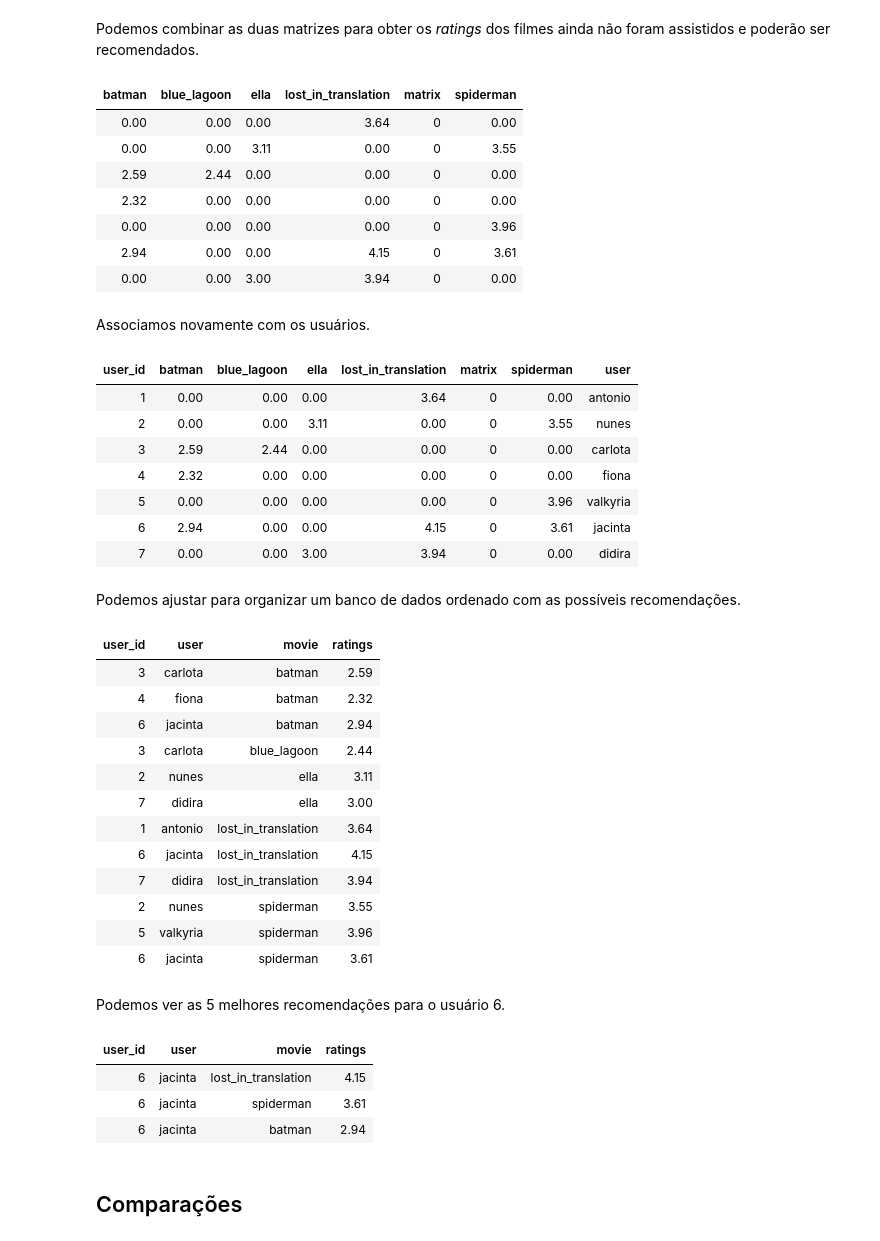
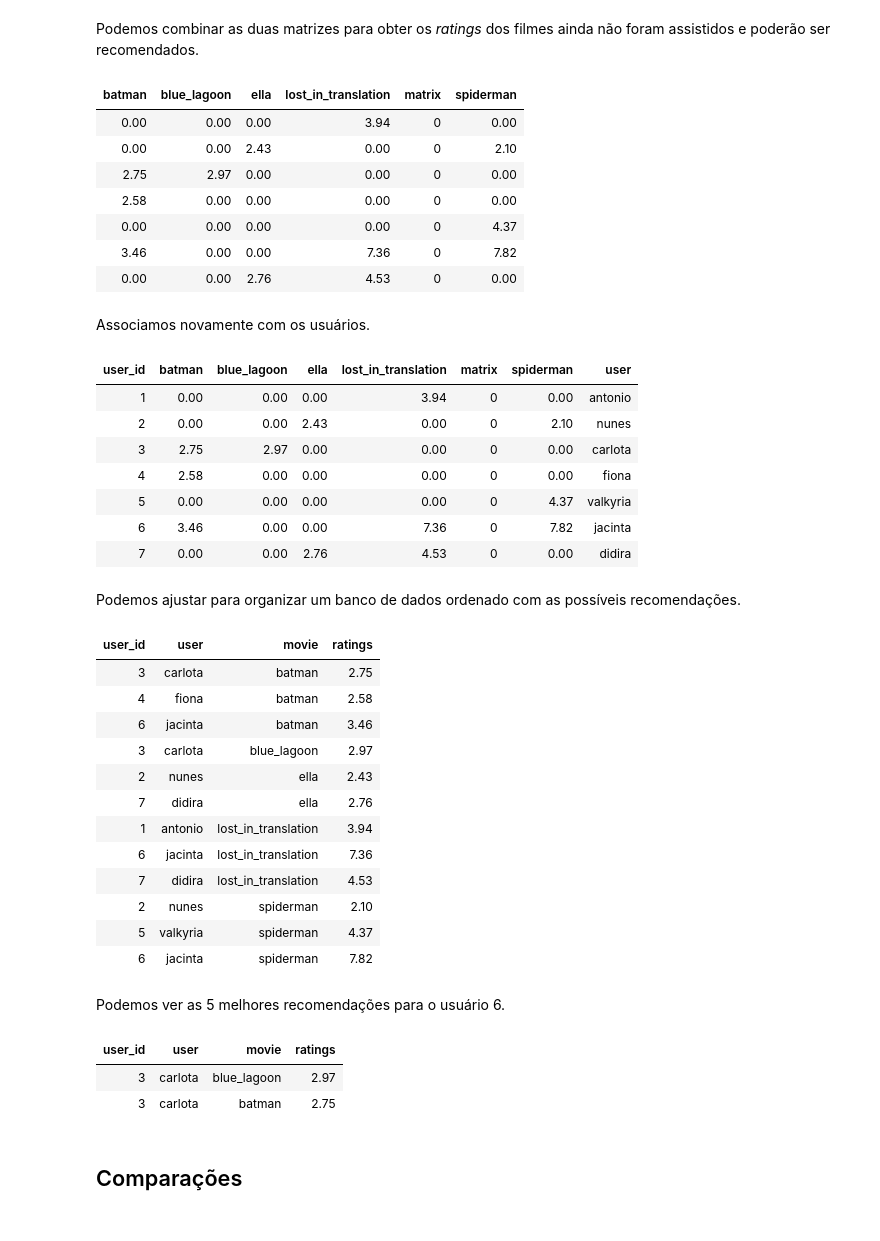
Before and after one commit to netoalcides/education, a Jupyter notebook: jupyter_notebooks/r_notebooks/senac/exemplo_aula_5_smalldata.ipynb, the cells around one changed output. Drawn from its saved outputs; the diff is of its cells as text; code cells hidden in the pictures.

```diff
--- a/jupyter_notebooks/r_notebooks/senac/exemplo_aula_5_smalldata.ipynb
+++ b/jupyter_notebooks/r_notebooks/senac/exemplo_aula_5_smalldata.ipynb
@@ -35,7 +35,7 @@ NMF
 # %% [markdown]
 ## Carregar dados
 # %%
-dados_ratings <- read_csv("/home/vm-data-science/dados/movies_ratings_example.csv")
+dados_ratings <- read_csv("/home/vm-data-science/education/dados/movies_ratings_example.csv")
 # %% [output]
 Parsed with column specification:
 cols(
@@ -316,6 +315,7 @@ user_item_matrix_nnlm
 | 3.0 | 2 | NA | NA | 3.5 | 4.0 |
 # %%
 fatoracao_rec_model <- nnmf(user_item_matrix_nnlm,
+                            k = 2,
                             method = 'scd',
                             loss = 'mse')
 # %%
@@ -339,13 +339,13 @@ matriz_recomendacoes <- ( is.na(user_item_matrix_nnlm) == TRUE ) * round(complet
 matriz_recomendacoes
 # %% [output]
 | batman | blue_lagoon | ella | lost_in_translation | matrix | spiderman |
-| 0.00 | 0.00 | 0.00 | 3.64 | 0 | 0.00 |
-| 0.00 | 0.00 | 3.11 | 0.00 | 0 | 3.55 |
-| 2.59 | 2.44 | 0.00 | 0.00 | 0 | 0.00 |
-| 2.32 | 0.00 | 0.00 | 0.00 | 0 | 0.00 |
-| 0.00 | 0.00 | 0.00 | 0.00 | 0 | 3.96 |
-| 2.94 | 0.00 | 0.00 | 4.15 | 0 | 3.61 |
-| 0.00 | 0.00 | 3.00 | 3.94 | 0 | 0.00 |
+| 0.00 | 0.00 | 0.00 | 3.94 | 0 | 0.00 |
+| 0.00 | 0.00 | 2.43 | 0.00 | 0 | 2.10 |
+| 2.75 | 2.97 | 0.00 | 0.00 | 0 | 0.00 |
+| 2.58 | 0.00 | 0.00 | 0.00 | 0 | 0.00 |
+| 0.00 | 0.00 | 0.00 | 0.00 | 0 | 4.37 |
+| 3.46 | 0.00 | 0.00 | 7.36 | 0 | 7.82 |
+| 0.00 | 0.00 | 2.76 | 4.53 | 0 | 0.00 |
 # %% [markdown]
 Associamos novamente com os usuários.
 # %%
@@ -363,13 +363,13 @@ matriz_recomendacoes %<>%
 matriz_recomendacoes
 # %% [output]
 | user_id | batman | blue_lagoon | ella | lost_in_translation | matrix | spiderman | user |
-| 1 | 0.00 | 0.00 | 0.00 | 3.64 | 0 | 0.00 | antonio |
-| 2 | 0.00 | 0.00 | 3.11 | 0.00 | 0 | 3.55 | nunes |
-| 3 | 2.59 | 2.44 | 0.00 | 0.00 | 0 | 0.00 | carlota |
-| 4 | 2.32 | 0.00 | 0.00 | 0.00 | 0 | 0.00 | fiona |
-| 5 | 0.00 | 0.00 | 0.00 | 0.00 | 0 | 3.96 | valkyria |
-| 6 | 2.94 | 0.00 | 0.00 | 4.15 | 0 | 3.61 | jacinta |
-| 7 | 0.00 | 0.00 | 3.00 | 3.94 | 0 | 0.00 | didira |
+| 1 | 0.00 | 0.00 | 0.00 | 3.94 | 0 | 0.00 | antonio |
+| 2 | 0.00 | 0.00 | 2.43 | 0.00 | 0 | 2.10 | nunes |
+| 3 | 2.75 | 2.97 | 0.00 | 0.00 | 0 | 0.00 | carlota |
+| 4 | 2.58 | 0.00 | 0.00 | 0.00 | 0 | 0.00 | fiona |
+| 5 | 0.00 | 0.00 | 0.00 | 0.00 | 0 | 4.37 | valkyria |
+| 6 | 3.46 | 0.00 | 0.00 | 7.36 | 0 | 7.82 | jacinta |
+| 7 | 0.00 | 0.00 | 2.76 | 4.53 | 0 | 0.00 | didira |
 # %% [markdown]
 Podemos ajustar para organizar um banco de dados ordenado com as possíveis recomendações.
 # %%
@@ -380,30 +380,29 @@ banco_ratings <- matriz_recomendacoes %>%
 banco_ratings
 # %% [output]
 | user_id | user | movie | ratings |
-| 3 | carlota | batman | 2.59 |
-| 4 | fiona | batman | 2.32 |
-| 6 | jacinta | batman | 2.94 |
-| 3 | carlota | blue_lagoon | 2.44 |
-| 2 | nunes | ella | 3.11 |
-| 7 | didira | ella | 3.00 |
-| 1 | antonio | lost_in_translation | 3.64 |
-| 6 | jacinta | lost_in_translation | 4.15 |
-| 7 | didira | lost_in_translation | 3.94 |
-| 2 | nunes | spiderman | 3.55 |
-| 5 | valkyria | spiderman | 3.96 |
-| 6 | jacinta | spiderman | 3.61 |
+| 3 | carlota | batman | 2.75 |
+| 4 | fiona | batman | 2.58 |
+| 6 | jacinta | batman | 3.46 |
+| 3 | carlota | blue_lagoon | 2.97 |
+| 2 | nunes | ella | 2.43 |
+| 7 | didira | ella | 2.76 |
+| 1 | antonio | lost_in_translation | 3.94 |
+| 6 | jacinta | lost_in_translation | 7.36 |
+| 7 | didira | lost_in_translation | 4.53 |
+| 2 | nunes | spiderman | 2.10 |
+| 5 | valkyria | spiderman | 4.37 |
+| 6 | jacinta | spiderman | 7.82 |
 # %% [markdown]
 Podemos ver as 5 melhores recomendações para o usuário 6.
 # %%
 banco_ratings %>%
-    filter( user_id == 6 ) %>%
+    filter( user_id == 3 ) %>%
     arrange( desc(ratings) ) %>%
     head(5)
 # %% [output]
 | user_id | user | movie | ratings |
-| 6 | jacinta | lost_in_translation | 4.15 |
-| 6 | jacinta | spiderman | 3.61 |
-| 6 | jacinta | batman | 2.94 |
+| 3 | carlota | blue_lagoon | 2.97 |
+| 3 | carlota | batman | 2.75 |
 # %% [markdown]
 ## Comparações
 # %%
```
Also changed, not shown: parts of 7 cells of this notebook, 7 other files.
